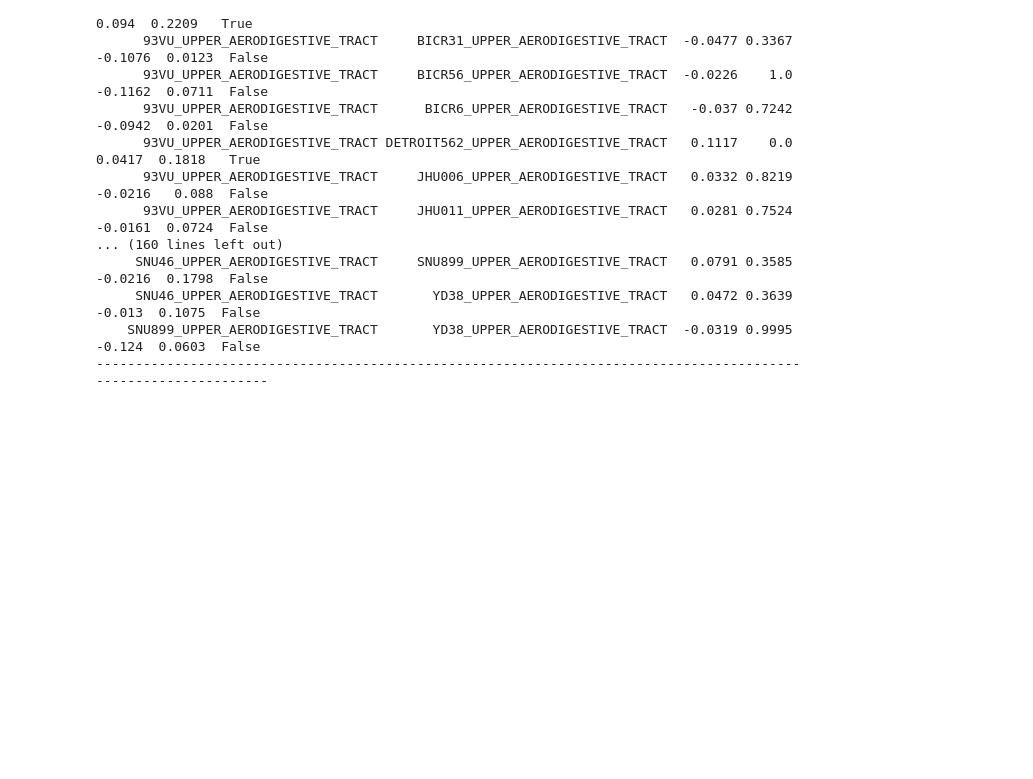
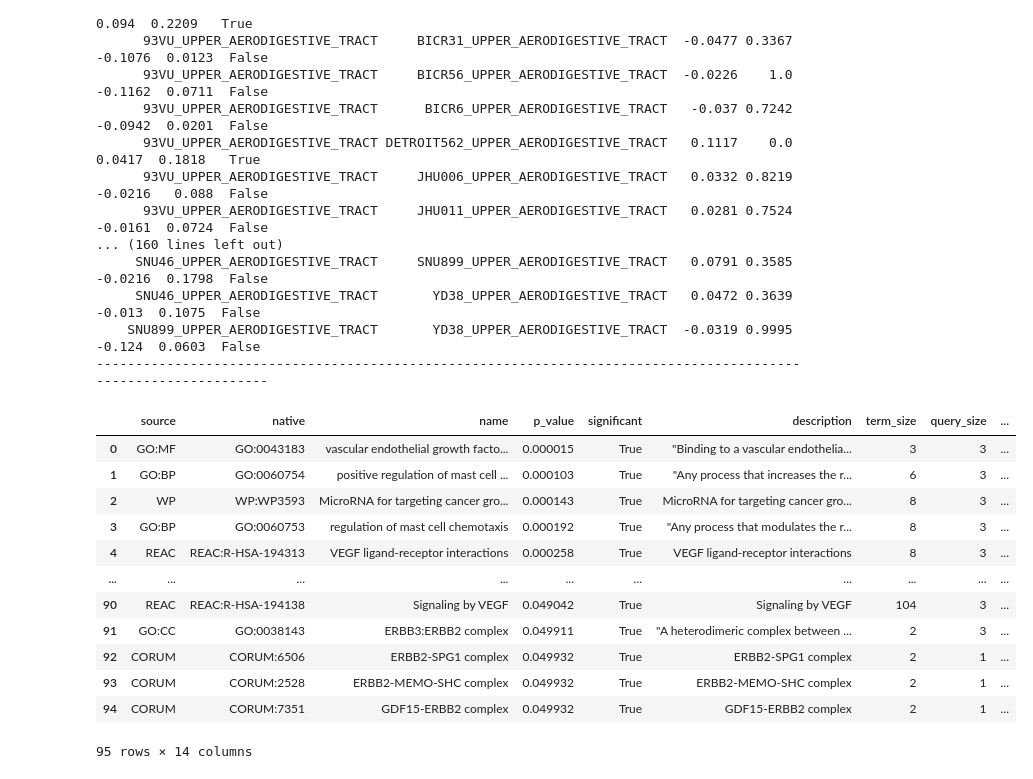
Before and after one commit to NikitaArya17/next_generation_sequencing_projects, a Jupyter notebook: kinker/240703_explore.ipynb, the cells around one changed output. Cells and saved outputs as stored; diff of their text form; code cells hidden in the pictures; blank space fills up the shorter version.

```diff
--- a/kinker/240703_explore.ipynb
+++ b/kinker/240703_explore.ipynb
@@ -212,3 +295,20 @@ print(tukey_result)
      SNU46_UPPER_AERODIGESTIVE_TRACT       YD38_UPPER_AERODIGESTIVE_TRACT   0.0472 0.3639  -0.013  0.1075  False
     SNU899_UPPER_AERODIGESTIVE_TRACT       YD38_UPPER_AERODIGESTIVE_TRACT  -0.0319 0.9995  -0.124  0.0603  False
 ----------------------------------------------------------------------------------------------------------------
+# %%
+gp = GProfiler(return_dataframe = True)
+gp.profile(organism = 'hsapiens', query = ['ERBB2', 'VEGFA', 'VEGFB'])
+# %% [output]
+|  | source | native | name | p_value | significant | description | term_size | query_size | ... |
+| 0 | GO:MF | GO:0043183 | vascular endothelial growth facto... | 0.000015 | True | "Binding to a vascular endothelia... | 3 | 3 | ... |
+| 1 | GO:BP | GO:0060754 | positive regulation of mast cell ... | 0.000103 | True | "Any process that increases the r... | 6 | 3 | ... |
+| 2 | WP | WP:WP3593 | MicroRNA for targeting cancer gro... | 0.000143 | True | MicroRNA for targeting cancer gro... | 8 | 3 | ... |
+| 3 | GO:BP | GO:0060753 | regulation of mast cell chemotaxis | 0.000192 | True | "Any process that modulates the r... | 8 | 3 | ... |
+| 4 | REAC | REAC:R-HSA-194313 | VEGF ligand-receptor interactions | 0.000258 | True | VEGF ligand-receptor interactions | 8 | 3 | ... |
+| ... | ... | ... | ... | ... | ... | ... | ... | ... | ... |
+| 90 | REAC | REAC:R-HSA-194138 | Signaling by VEGF | 0.049042 | True | Signaling by VEGF | 104 | 3 | ... |
+| 91 | GO:CC | GO:0038143 | ERBB3:ERBB2 complex | 0.049911 | True | "A heterodimeric complex between ... | 2 | 3 | ... |
+| 92 | CORUM | CORUM:6506 | ERBB2-SPG1 complex | 0.049932 | True | ERBB2-SPG1 complex | 2 | 1 | ... |
+| 93 | CORUM | CORUM:2528 | ERBB2-MEMO-SHC complex | 0.049932 | True | ERBB2-MEMO-SHC complex | 2 | 1 | ... |
+| 94 | CORUM | CORUM:7351 | GDF15-ERBB2 complex | 0.049932 | True | GDF15-ERBB2 complex | 2 | 1 | ... |
+95 rows × 14 columns
```
Also changed, not shown: parts of 12 cells of this notebook.
